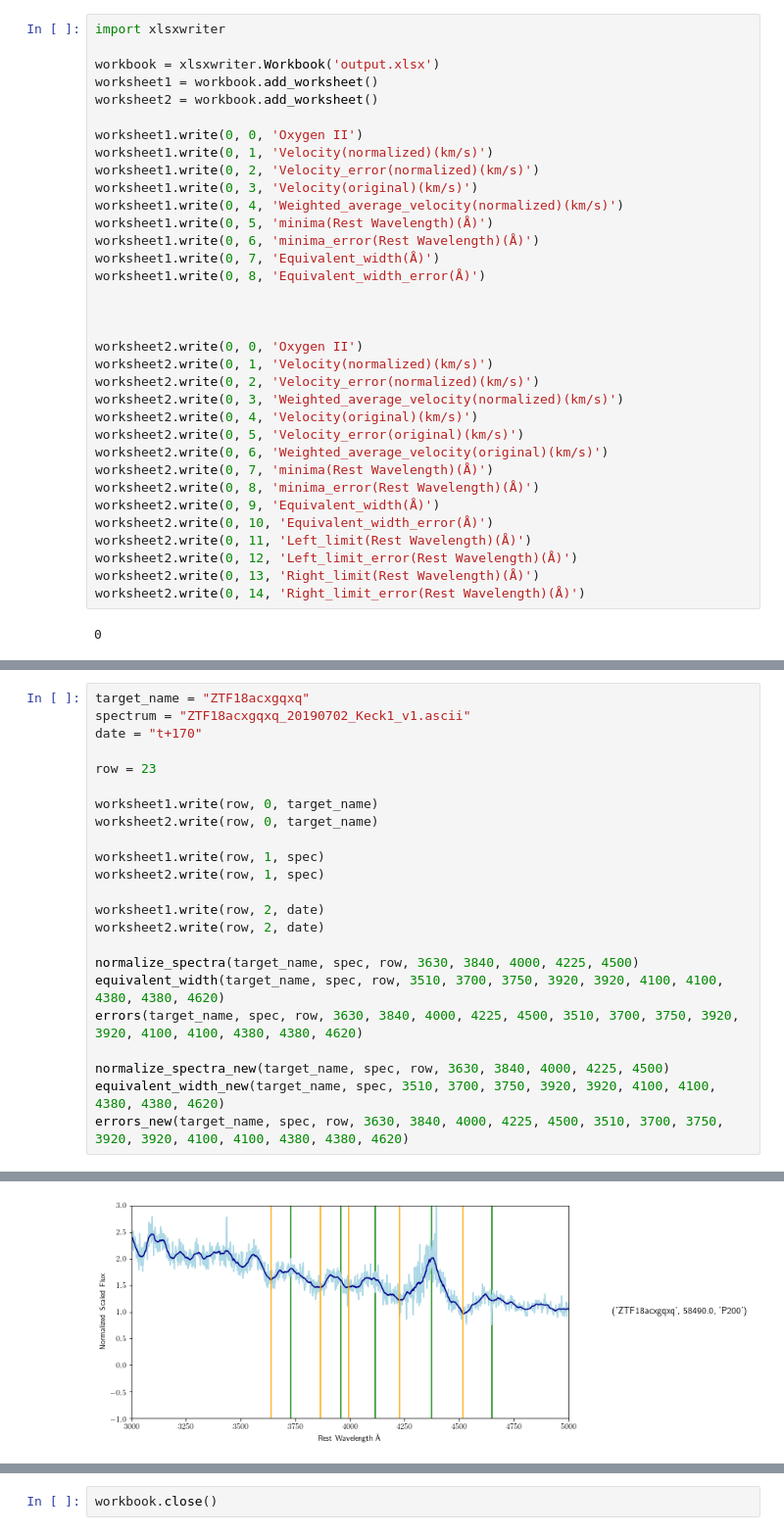
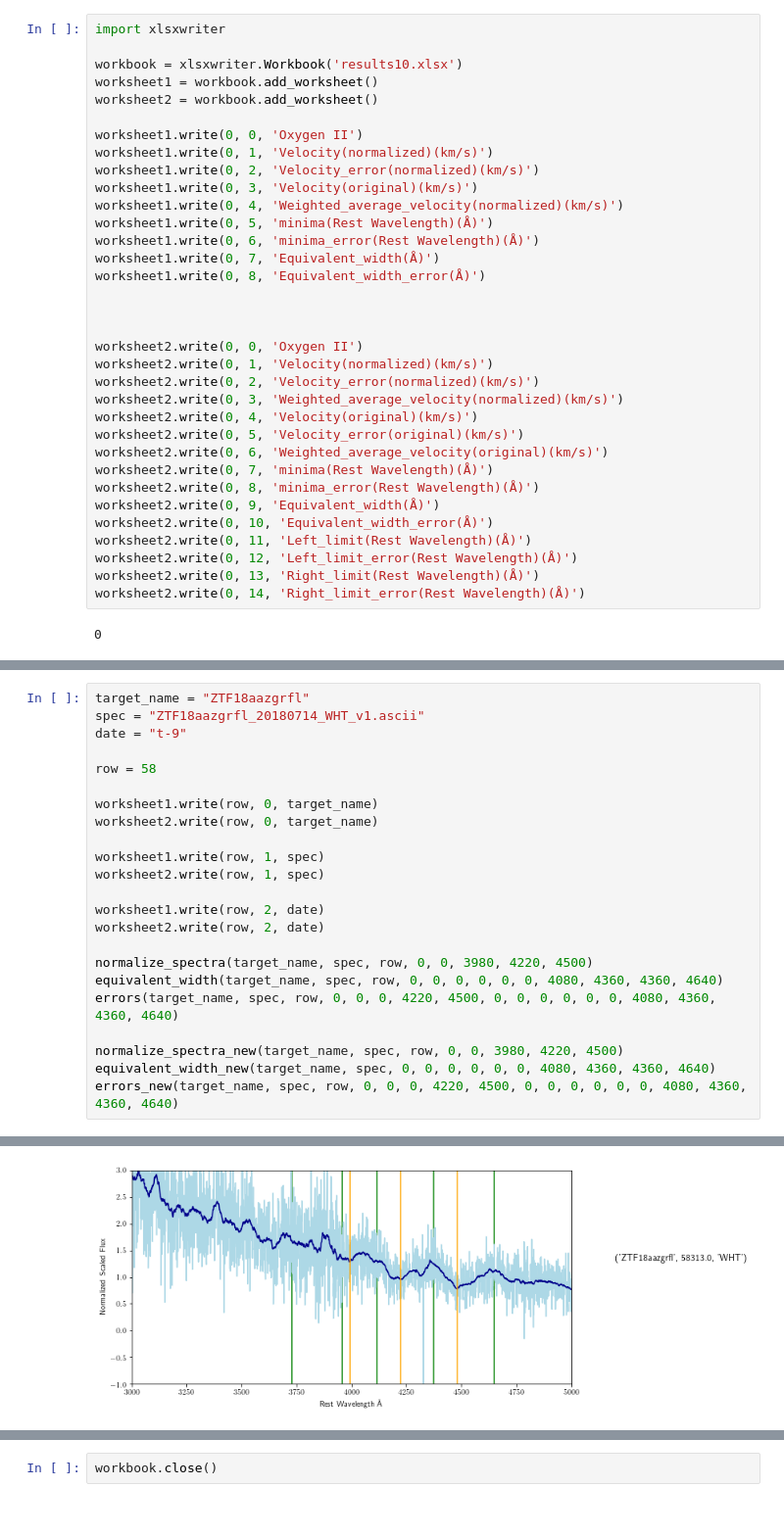
Before and after one commit to Aishwarya113/Superluminous, a Jupyter notebook: download_spectra.ipynb, the cells around one changed output, grey strips where cells are left out. Shown at 98% size. Drawn from its saved outputs; the diff is of its cells as text.

```diff
--- a/download_spectra.ipynb
+++ b/download_spectra.ipynb
@@ -49,7 +49,7 @@ redshift = f['col2']
 # %%
 import xlsxwriter
 
-workbook = xlsxwriter.Workbook('output.xlsx')
+workbook = xlsxwriter.Workbook('results10.xlsx')
 worksheet1 = workbook.add_worksheet()
 worksheet2 = workbook.add_worksheet()
 
@@ -2540,9 +3564,9 @@ Eqivalent width for O5 is [242.82673814] Angstrom
 # %%
-target_name = "ZTF18acxgqxq"
-spectrum = "ZTF18acxgqxq_20190702_Keck1_v1.ascii"
-date = "t+170"
+target_name = "ZTF18aazgrfl"
+spec = "ZTF18aazgrfl_20180714_WHT_v1.ascii"
+date = "t-9"
 
-row = 23
+row = 58
 
 worksheet1.write(row, 0, target_name)
 worksheet2.write(row, 0, target_name)
@@ -2553,11 +3577,11 @@ worksheet2.write(row, 1, spec)
 worksheet1.write(row, 2, date)
 worksheet2.write(row, 2, date)
 
-normalize_spectra(target_name, spec, row, 3630, 3840, 4000, 4225, 4500)
-equivalent_width(target_name, spec, row, 3510, 3700, 3750, 3920, 3920, 4100, 4100, 4380, 4380, 4620)
-errors(target_name, spec, row, 3630, 3840, 4000, 4225, 4500, 3510, 3700, 3750, 3920, 3920, 4100, 4100, 4380, 4380, 4620)
+normalize_spectra(target_name, spec, row, 0, 0, 3980, 4220, 4500)
+equivalent_width(target_name, spec, row, 0, 0, 0, 0, 0, 0, 4080, 4360, 4360, 4640)
+errors(target_name, spec, row, 0, 0, 0, 4220, 4500, 0, 0, 0, 0, 0, 0, 4080, 4360, 4360, 4640)
 
-normalize_spectra_new(target_name, spec, row, 3630, 3840, 4000, 4225, 4500)
-equivalent_width_new(target_name, spec, 3510, 3700, 3750, 3920, 3920, 4100, 4100, 4380, 4380, 4620)
-errors_new(target_name, spec, row, 3630, 3840, 4000, 4225, 4500, 3510, 3700, 3750, 3920, 3920, 4100, 4100, 4380, 4380, 4620)
+normalize_spectra_new(target_name, spec, row, 0, 0, 3980, 4220, 4500)
+equivalent_width_new(target_name, spec, 0, 0, 0, 0, 0, 0, 4080, 4360, 4360, 4640)
+errors_new(target_name, spec, row, 0, 0, 0, 4220, 4500, 0, 0, 0, 0, 0, 0, 4080, 4360, 4360, 4640)
 # %% [output]
@@ -2590 +3615 @@ Rest_5: [4518.6623049] Angstrom, Velocity is : [8473.39968367] km/s
-[figure, old version]
+[figure, new version]
```
Also changed, not shown: parts of 24 cells of this notebook, 1 other file.
